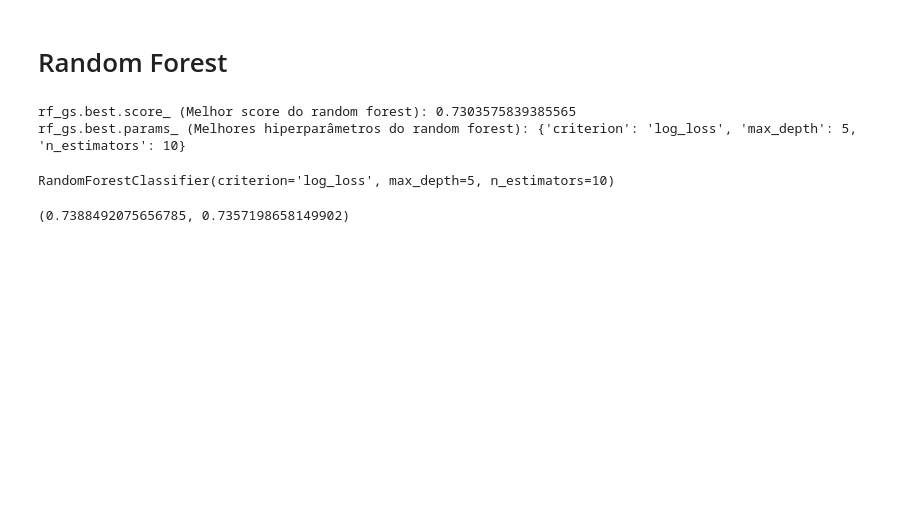
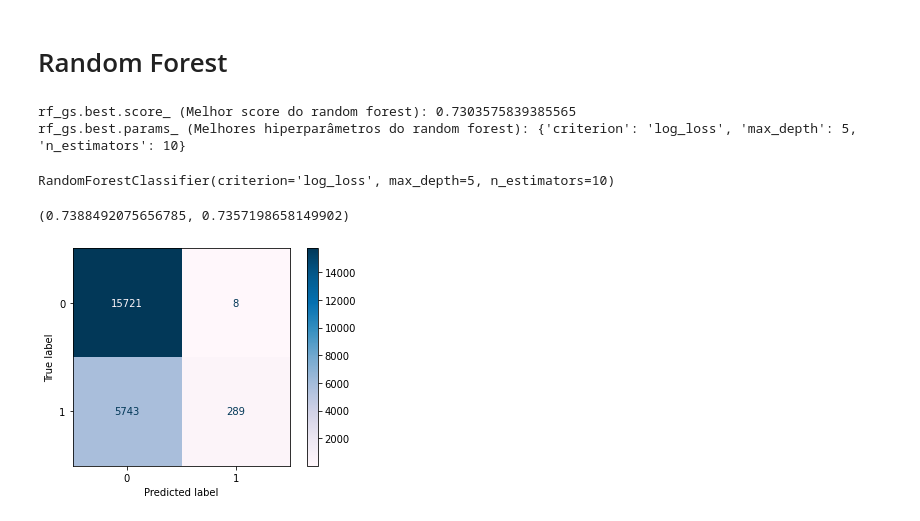
Before and after one commit to yrribeiro/enriching-hotel-bookings, a Jupyter notebook: classifier.ipynb, the cells around one changed output. Cells and saved outputs as stored; diff of their text form; code cells hidden in the pictures; blank space fills up the shorter version.

Commit message:
random forest confusion matrix

```diff
--- a/classifier.ipynb
+++ b/classifier.ipynb
@@ -167,3 +168,7 @@ RandomForestClassifier(criterion='log_loss', max_depth=5, n_estimators=10)
 rf_gs.score(X_train,y_train), rf_gs.score(X_test, y_test)
 # %% [output]
 (0.7388492075656785, 0.7357198658149902)
+# %%
+matrix = ConfusionMatrixDisplay.from_predictions(y_test, rf_gs.predict(X_test), cmap='PuBu')
+# %% [output]
+[figure, added]
```
Also changed, not shown: parts of 1 cell of this notebook.
